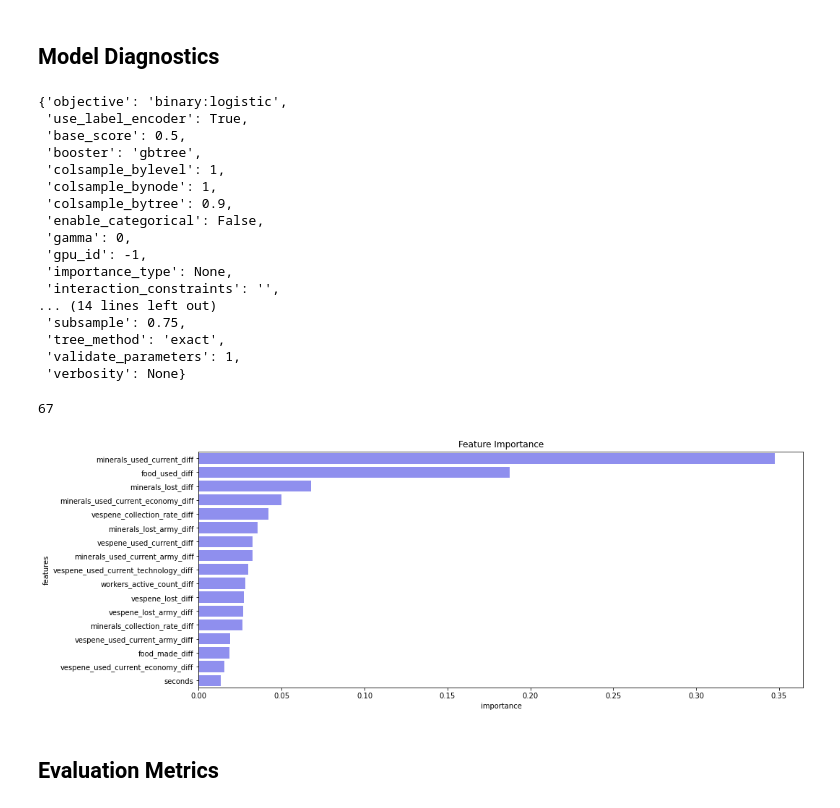
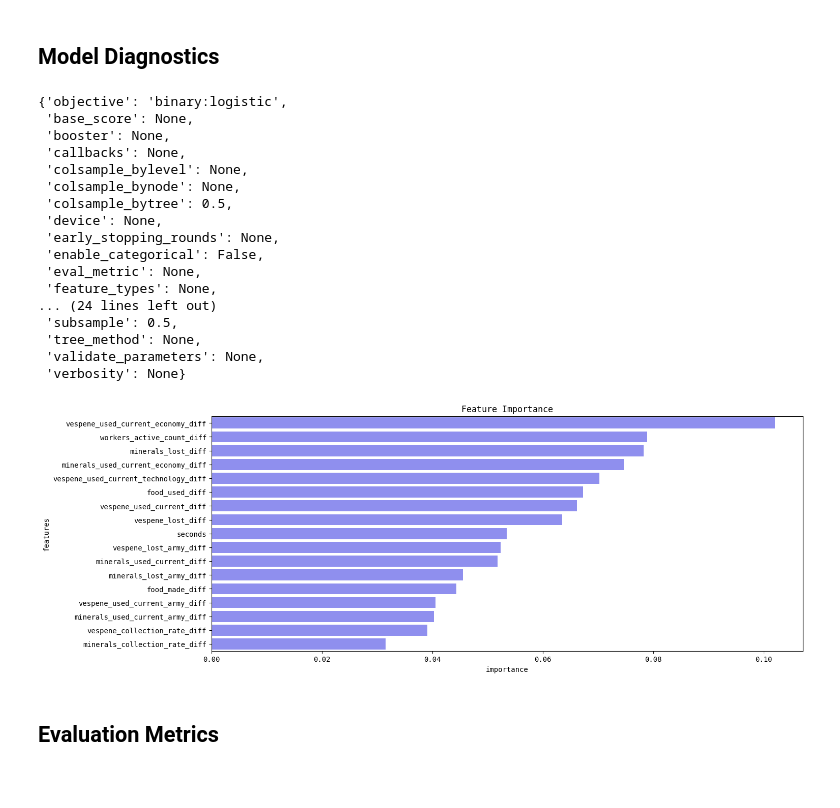
Before and after one commit to nedwebster/starcraft_predictor, a Jupyter notebook: ml_analysis/analysis_model_aucs.ipynb, the cells around one changed output. Cells and saved outputs as stored; diff of their text form; code cells hidden in the pictures.

```diff
--- a/ml_analysis/analysis_model_aucs.ipynb
+++ b/ml_analysis/analysis_model_aucs.ipynb
@@ -19,29 +18,25 @@ pd.options.mode.chained_assignment = None
 # %% [markdown]
 ## Model Diagnostics
 # %%
-scp.starcraft_model.model.get_params()
+scp.model.model.get_params()
 # %% [output]
 {'objective': 'binary:logistic',
- 'use_label_encoder': True,
- 'base_score': 0.5,
- 'booster': 'gbtree',
- 'colsample_bylevel': 1,
- 'colsample_bynode': 1,
- 'colsample_bytree': 0.9,
+ 'base_score': None,
+ 'booster': None,
+ 'callbacks': None,
+ 'colsample_bylevel': None,
+ 'colsample_bynode': None,
+ 'colsample_bytree': 0.5,
+ 'device': None,
+ 'early_stopping_rounds': None,
  'enable_categorical': False,
- 'gamma': 0,
- 'gpu_id': -1,
- 'importance_type': None,
- 'interaction_constraints': '',
-... (14 lines left out)
- 'subsample': 0.75,
- 'tree_method': 'exact',
- 'validate_parameters': 1,
+ 'eval_metric': None,
+ 'feature_types': None,
+... (24 lines left out)
+ 'subsample': 0.5,
+ 'tree_method': None,
+ 'validate_parameters': None,
  'verbosity': None}
-# %%
-scp.starcraft_model.model.best_ntree_limit
-# %% [output]
-67
 # %%
 def plot_feature_importance(model):
 
@@ -57,9 +52,9 @@ def plot_feature_importance(model):
     plt.title("Feature Importance")
     plt.show()
 # %%
-plot_feature_importance(scp.starcraft_model.model)
+plot_feature_importance(scp.model.model)
 # %% [output]
-[figure, old version]
+[figure, new version]
 # %% [markdown]
 ## Evaluation Metrics
 # %% [markdown]
```
Also changed, not shown: parts of 4 cells of this notebook, 19 other files.
